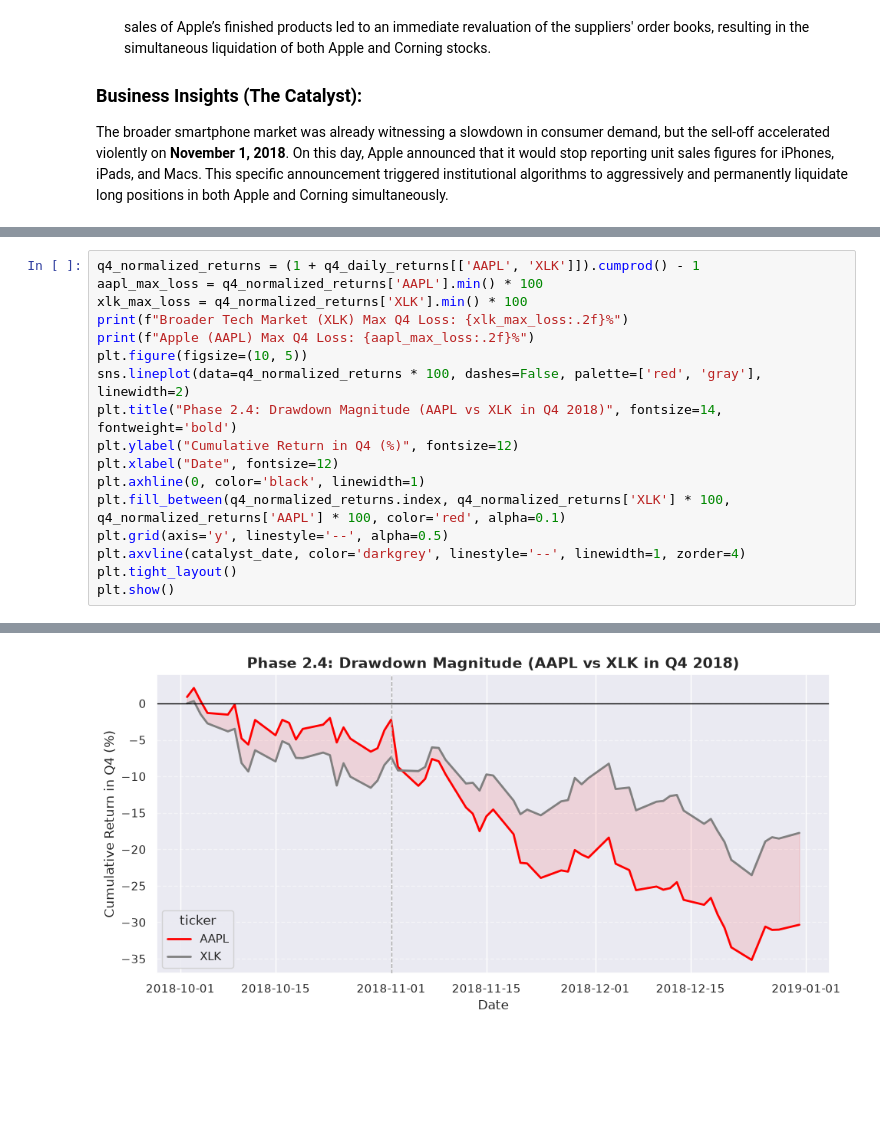
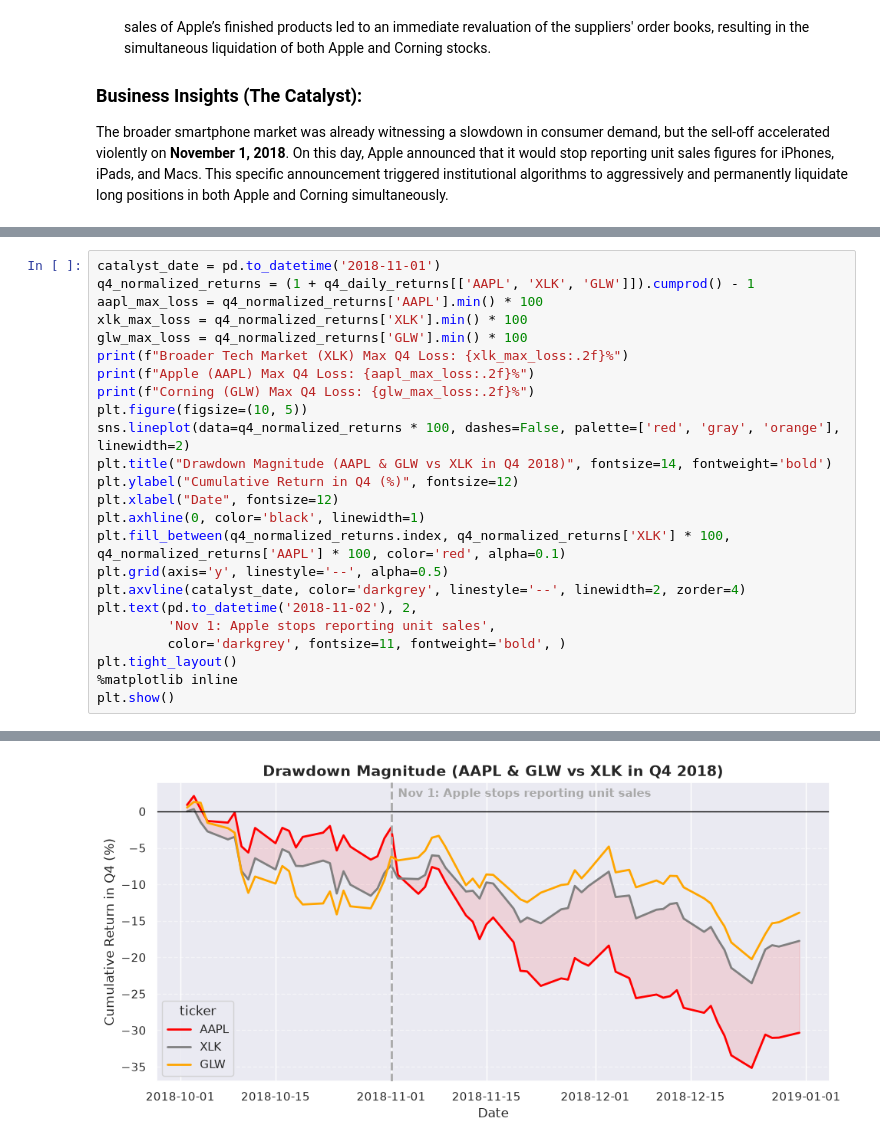
Before and after one commit to huzaifa-khan-AiMl/Financial-Supply-Chain-Ripple-Analysis, a Jupyter notebook: notebooks/Ripple_Effect_Analysis.ipynb, the cells around one changed output, grey strips where cells are left out. Cells and saved outputs as stored; diff of their text form; blank space fills up the shorter version.

```diff
--- a/notebooks/Ripple_Effect_Analysis.ipynb
+++ b/notebooks/Ripple_Effect_Analysis.ipynb
@@ -314,19 +315,26 @@ Upon conducting further historical research, it becomes clear that the baseline
 # %%
-q4_normalized_returns = (1 + q4_daily_returns[['AAPL', 'XLK']]).cumprod() - 1
+catalyst_date = pd.to_datetime('2018-11-01')
+q4_normalized_returns = (1 + q4_daily_returns[['AAPL', 'XLK', 'GLW']]).cumprod() - 1
 aapl_max_loss = q4_normalized_returns['AAPL'].min() * 100
 xlk_max_loss = q4_normalized_returns['XLK'].min() * 100
+glw_max_loss = q4_normalized_returns['GLW'].min() * 100
 print(f"Broader Tech Market (XLK) Max Q4 Loss: {xlk_max_loss:.2f}%")
 print(f"Apple (AAPL) Max Q4 Loss: {aapl_max_loss:.2f}%")
+print(f"Corning (GLW) Max Q4 Loss: {glw_max_loss:.2f}%")
 plt.figure(figsize=(10, 5))
-sns.lineplot(data=q4_normalized_returns * 100, dashes=False, palette=['red', 'gray'], linewidth=2)
-plt.title("Phase 2.4: Drawdown Magnitude (AAPL vs XLK in Q4 2018)", fontsize=14, fontweight='bold')
+sns.lineplot(data=q4_normalized_returns * 100, dashes=False, palette=['red', 'gray', 'orange'], linewidth=2)
+plt.title("Drawdown Magnitude (AAPL & GLW vs XLK in Q4 2018)", fontsize=14, fontweight='bold')
 plt.ylabel("Cumulative Return in Q4 (%)", fontsize=12)
 plt.xlabel("Date", fontsize=12)
 plt.axhline(0, color='black', linewidth=1)
 plt.fill_between(q4_normalized_returns.index, q4_normalized_returns['XLK'] * 100, q4_normalized_returns['AAPL'] * 100, color='red', alpha=0.1)
 plt.grid(axis='y', linestyle='--', alpha=0.5)
-plt.axvline(catalyst_date, color='darkgrey', linestyle='--', linewidth=1, zorder=4)
+plt.axvline(catalyst_date, color='darkgrey', linestyle='--', linewidth=2, zorder=4)
+plt.text(pd.to_datetime('2018-11-02'), 2,
+         'Nov 1: Apple stops reporting unit sales',
+         color='darkgrey', fontsize=11, fontweight='bold', )
 plt.tight_layout()
+%matplotlib inline
 plt.show()
 # %% [output]
 Broader Tech Market (XLK) Max Q4 Loss: -23.54%
@@ -334 +343 @@ Apple (AAPL) Max Q4 Loss: -35.17%
-[figure, old version]
+[figure, new version]
```
Also changed, not shown: parts of 12 cells of this notebook.
